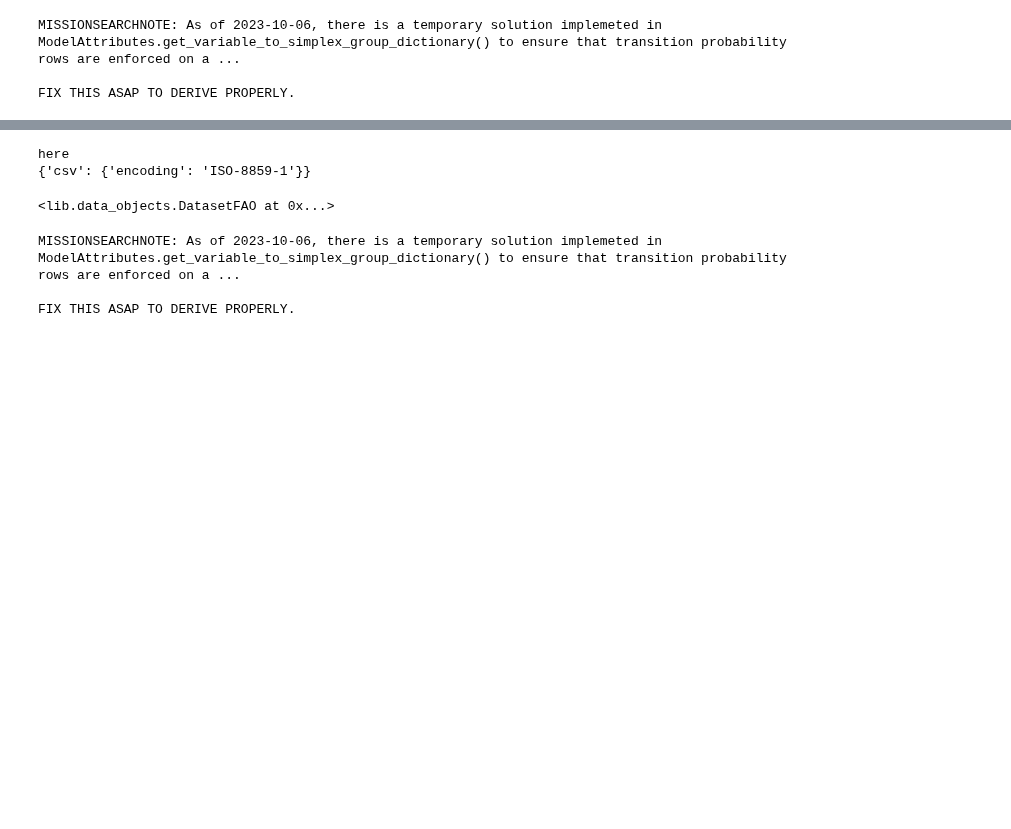
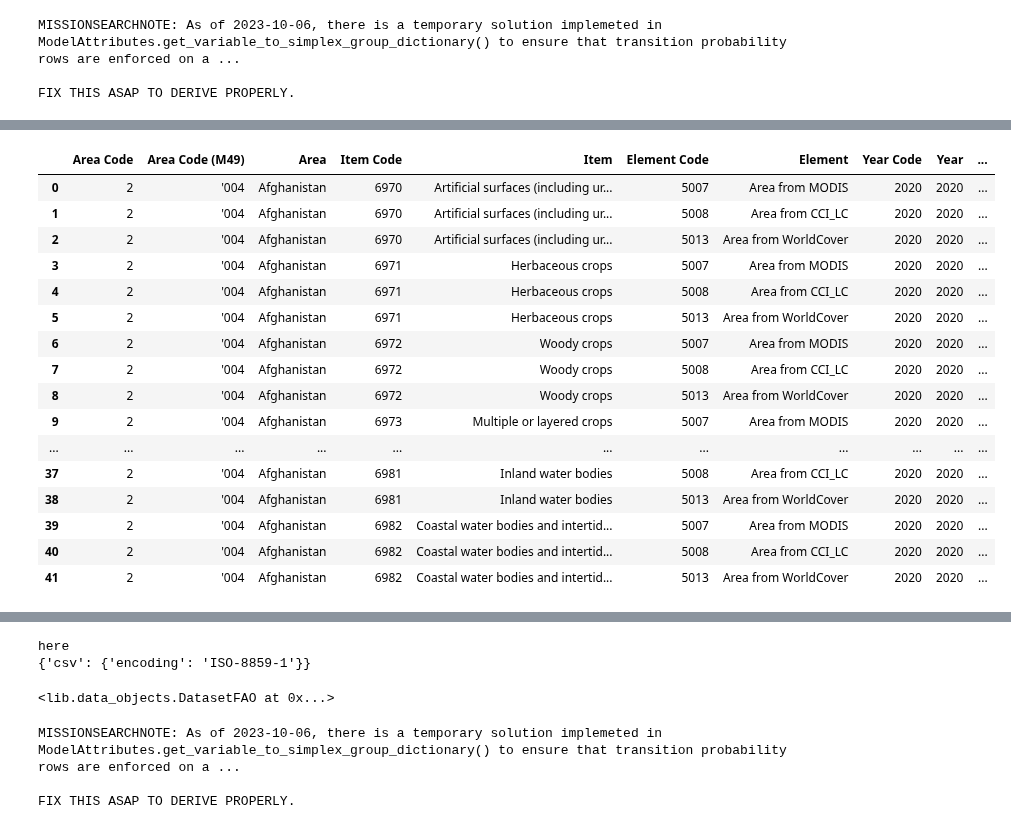
Before and after one commit to jcsyme/sisepuede, a Jupyter notebook: python/data_construct-build_fertilizer_input_data.ipynb, the cells around one changed output, grey strips where cells are left out. Cells and saved outputs as stored; diff of their text form; code cells hidden in the pictures; blank space fills up the shorter version.

```diff
--- a/python/data_construct-build_fertilizer_input_data.ipynb
+++ b/python/data_construct-build_fertilizer_input_data.ipynb
@@ -121,0 +367,4 @@ tup
+# %%
+fp_dat = "/Users/jsyme/Documents/Projects/FY21/SWCHE131_1000/Data/ingestion/FAOSTAT2024/Environment_LandCover_E_All_Data_(Normalized)/Environment_LandCover_E_All_Data_(Normalized).csv"
+
+dataset = do.DatasetFAO(fp_dat)
@@ -121,0 +375,20 @@ tup
+# %%
+dataset.get_subset(year = 2020, area = "Afghanistan")
+# %% [output]
+|  | Area Code | Area Code (M49) | Area | Item Code | Item | Element Code | Element | Year Code | Year | ... |
+| 0 | 2 | '004 | Afghanistan | 6970 | Artificial surfaces (including ur... | 5007 | Area from MODIS | 2020 | 2020 | ... |
+| 1 | 2 | '004 | Afghanistan | 6970 | Artificial surfaces (including ur... | 5008 | Area from CCI_LC | 2020 | 2020 | ... |
+| 2 | 2 | '004 | Afghanistan | 6970 | Artificial surfaces (including ur... | 5013 | Area from WorldCover | 2020 | 2020 | ... |
+| 3 | 2 | '004 | Afghanistan | 6971 | Herbaceous crops | 5007 | Area from MODIS | 2020 | 2020 | ... |
+| 4 | 2 | '004 | Afghanistan | 6971 | Herbaceous crops | 5008 | Area from CCI_LC | 2020 | 2020 | ... |
+| 5 | 2 | '004 | Afghanistan | 6971 | Herbaceous crops | 5013 | Area from WorldCover | 2020 | 2020 | ... |
+| 6 | 2 | '004 | Afghanistan | 6972 | Woody crops | 5007 | Area from MODIS | 2020 | 2020 | ... |
+| 7 | 2 | '004 | Afghanistan | 6972 | Woody crops | 5008 | Area from CCI_LC | 2020 | 2020 | ... |
+| 8 | 2 | '004 | Afghanistan | 6972 | Woody crops | 5013 | Area from WorldCover | 2020 | 2020 | ... |
+| 9 | 2 | '004 | Afghanistan | 6973 | Multiple or layered crops | 5007 | Area from MODIS | 2020 | 2020 | ... |
+| ... | ... | ... | ... | ... | ... | ... | ... | ... | ... | ... |
+| 37 | 2 | '004 | Afghanistan | 6981 | Inland water bodies | 5008 | Area from CCI_LC | 2020 | 2020 | ... |
+| 38 | 2 | '004 | Afghanistan | 6981 | Inland water bodies | 5013 | Area from WorldCover | 2020 | 2020 | ... |
+| 39 | 2 | '004 | Afghanistan | 6982 | Coastal water bodies and intertid... | 5007 | Area from MODIS | 2020 | 2020 | ... |
+| 40 | 2 | '004 | Afghanistan | 6982 | Coastal water bodies and intertid... | 5008 | Area from CCI_LC | 2020 | 2020 | ... |
+| 41 | 2 | '004 | Afghanistan | 6982 | Coastal water bodies and intertid... | 5013 | Area from WorldCover | 2020 | 2020 | ... |
```
Also changed, not shown: parts of 16 cells of this notebook, 4 other files.
